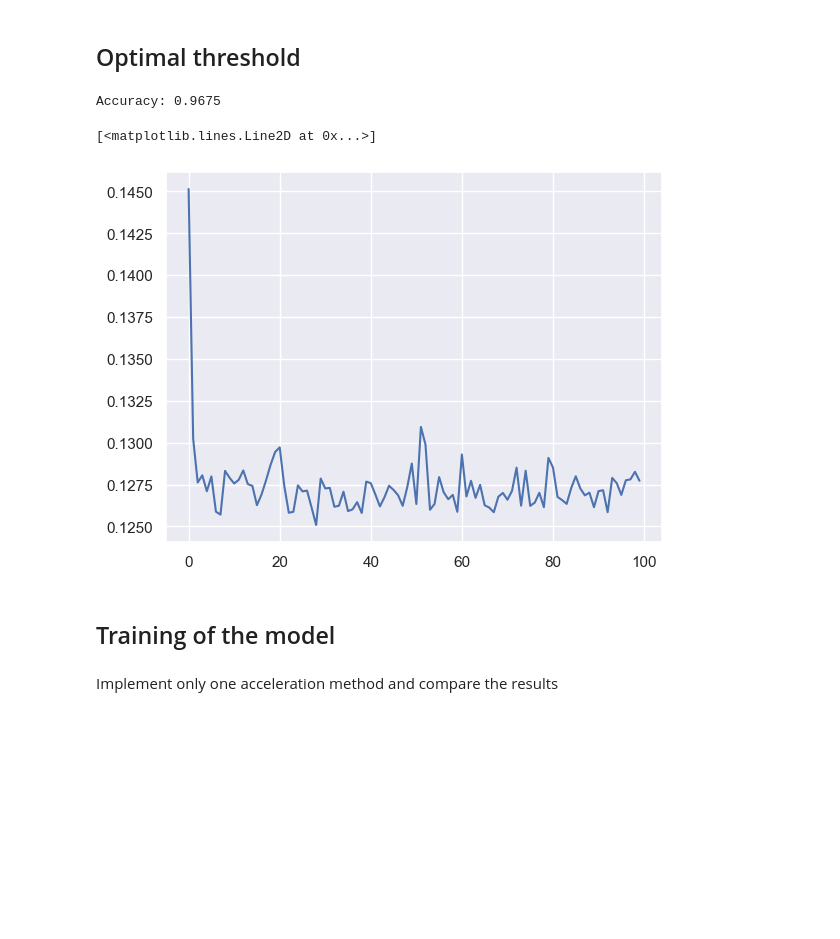
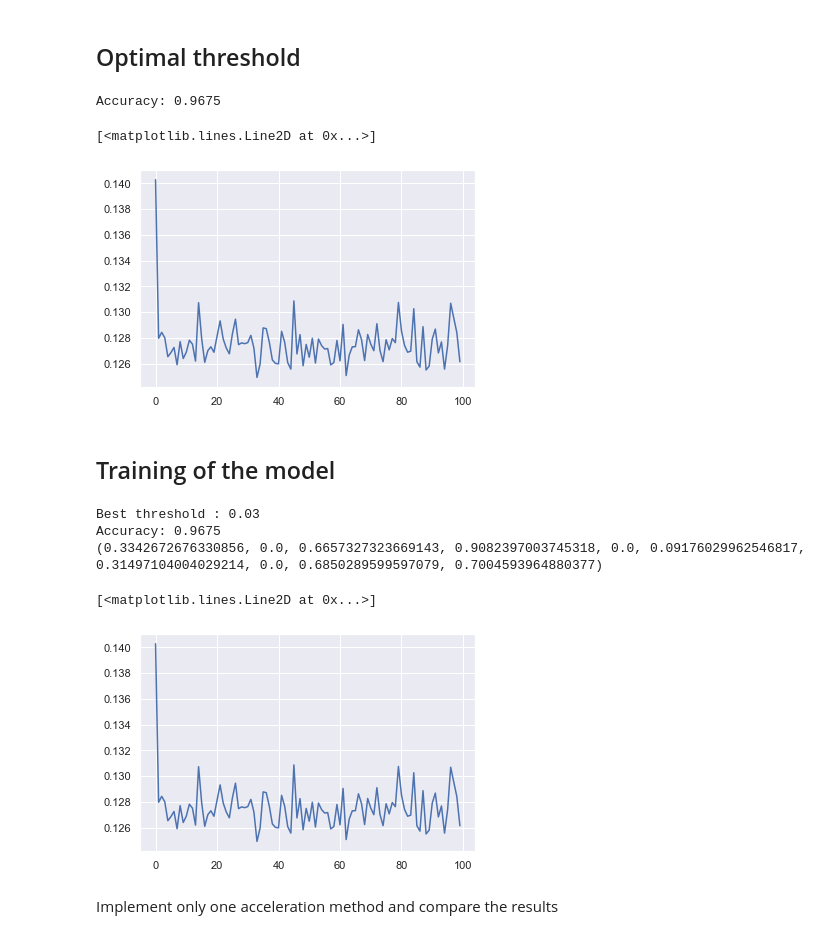
Before and after one commit to amigourou/machine-learning-course, a Jupyter notebook: ML-advanced/TD3/lab3.ipynb, the cells around one changed output. Cells and saved outputs as stored; diff of their text form; code cells hidden in the pictures; blank space fills up the shorter version.

```diff
--- a/ML-advanced/TD3/lab3.ipynb
+++ b/ML-advanced/TD3/lab3.ipynb
@@ -197,7 +193,7 @@ class StochasticLogisticRegression():
         probas = self.sigmoid(X_aug.dot(self.coef_))
         return (probas >= self.thresh_).astype(int)
 
-    def accuracy_evaluation(self,X,y,thresh=0.5,margin=0, vizualisation=True):
+    def accuracy_evaluation(self,X,y,thresh=0.5,margin=0, vizualisation=False):
         """ Compute detailed accuracy rates.
 
         Parameters:
@@ -274,7 +270,7 @@ class StochasticLogisticRegression():
         best_thresh = 0
         best_f1 = 0
         for thresh in np.arange(0, 1 + step, step):
-            _, _, _, _, _, _, _, _, _, f1_score = self.accuracy_evaluation(X, y, thresh, margin, visualization=False)
+            _, _, _, _, _, _, _, _, _, f1_score = self.accuracy_evaluation(X, y, thresh, margin)
             if f1_score > best_f1:
                 best_f1 = f1_score
                 best_thresh = thresh
@@ -289,22 +285,22 @@ On essaie ensuite plusieurs learning rates, on choisit le plus grand qui permet
 # %% [markdown]
 ## Optimal threshold
 # %%
-model = StochasticLogisticRegression(1, 0.0001, 512)
+model = StochasticLogisticRegression(2, 0.001, 512)
 model.fit(X_train, y_train, max_iter=100, minibatch=True)
 
 
 # Make predictions on the test set
 y_pred = model.predict(X_test)
 
 # model.accuracy_evaluation(X_test, y_test)
 
 accuracy = accuracy_score(y_test, y_pred)
 print(f"Accuracy: {accuracy:.4f}")
 
 plt.plot(model.f_history_)
 # %% [output]
 Accuracy: 0.9675
 [<matplotlib.lines.Line2D at 0x...>]
-[figure, old version]
+[figure, new version]
 # %% [markdown]
 ## Training of the model
@@ -313,3 +307,19 @@ Accuracy: 0.9675
+# %%
+best_th,_=model.find_thresh(X_test,y_test)
+
+print("Best threshold :", best_th)
+
+accuracy = accuracy_score(y_test, y_pred)
+
+print(f"Accuracy: {accuracy:.4f}")
+
+print(model.accuracy_evaluation(X_test, y_test,best_th ))
+# %% [output]
+Best threshold : 0.03
+Accuracy: 0.9675
+(0.3342672676330856, 0.0, 0.6657327323669143, 0.9082397003745318, 0.0, 0.09176029962546817, 0.31497104004029214, 0.0, 0.6850289599597079, 0.7004593964880377)
+[<matplotlib.lines.Line2D at 0x...>]
+[figure, added]
 # %% [markdown]
 Implement only one acceleration method and compare the results
 # %% [markdown]
```
Also changed, not shown: parts of 17 cells of this notebook.
